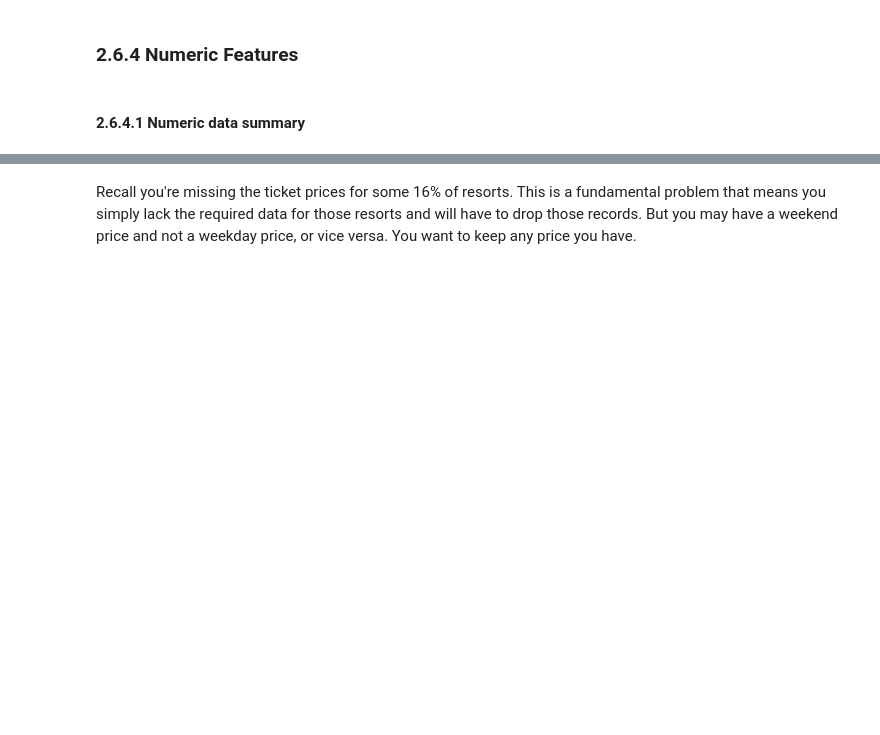
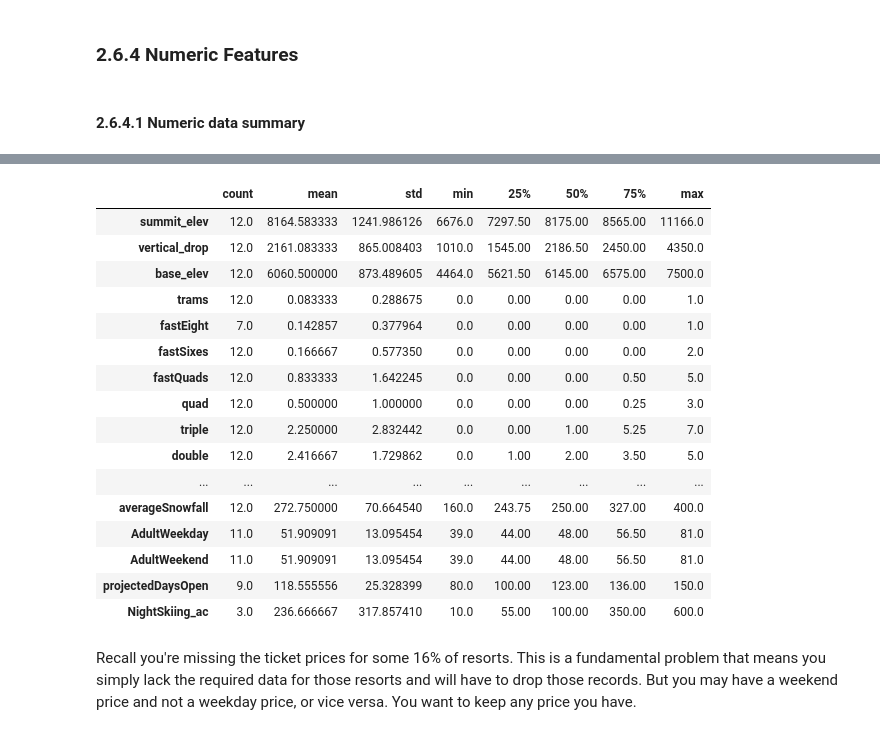
Before and after one commit to trentleslie/DataScienceGuidedCapstone, a Jupyter notebook: Notebooks/02_data_wrangling.ipynb, the cells around one changed output, grey strips where cells are left out. Saved outputs shown, nothing was run; the diff lists cells and outputs as text; code cells hidden in the pictures; blank space fills up the shorter version.

```diff
--- a/Notebooks/02_data_wrangling.ipynb
+++ b/Notebooks/02_data_wrangling.ipynb
@@ -503,3 +531,23 @@ ski_data.___.___
+# %%
+ski_data[ski_data['state'] == 'Montana'].describe().T
+# %% [output]
+|  | count | mean | std | min | 25% | 50% | 75% | max |
+| summit_elev | 12.0 | 8164.583333 | 1241.986126 | 6676.0 | 7297.50 | 8175.00 | 8565.00 | 11166.0 |
+| vertical_drop | 12.0 | 2161.083333 | 865.008403 | 1010.0 | 1545.00 | 2186.50 | 2450.00 | 4350.0 |
+| base_elev | 12.0 | 6060.500000 | 873.489605 | 4464.0 | 5621.50 | 6145.00 | 6575.00 | 7500.0 |
+| trams | 12.0 | 0.083333 | 0.288675 | 0.0 | 0.00 | 0.00 | 0.00 | 1.0 |
+| fastEight | 7.0 | 0.142857 | 0.377964 | 0.0 | 0.00 | 0.00 | 0.00 | 1.0 |
+| fastSixes | 12.0 | 0.166667 | 0.577350 | 0.0 | 0.00 | 0.00 | 0.00 | 2.0 |
+| fastQuads | 12.0 | 0.833333 | 1.642245 | 0.0 | 0.00 | 0.00 | 0.50 | 5.0 |
+| quad | 12.0 | 0.500000 | 1.000000 | 0.0 | 0.00 | 0.00 | 0.25 | 3.0 |
+| triple | 12.0 | 2.250000 | 2.832442 | 0.0 | 0.00 | 1.00 | 5.25 | 7.0 |
+| double | 12.0 | 2.416667 | 1.729862 | 0.0 | 1.00 | 2.00 | 3.50 | 5.0 |
+| ... | ... | ... | ... | ... | ... | ... | ... | ... |
+| averageSnowfall | 12.0 | 272.750000 | 70.664540 | 160.0 | 243.75 | 250.00 | 327.00 | 400.0 |
+| AdultWeekday | 11.0 | 51.909091 | 13.095454 | 39.0 | 44.00 | 48.00 | 56.50 | 81.0 |
+| AdultWeekend | 11.0 | 51.909091 | 13.095454 | 39.0 | 44.00 | 48.00 | 56.50 | 81.0 |
+| projectedDaysOpen | 9.0 | 118.555556 | 25.328399 | 80.0 | 100.00 | 123.00 | 136.00 | 150.0 |
+| NightSkiing_ac | 3.0 | 236.666667 | 317.857410 | 10.0 | 55.00 | 100.00 | 350.00 | 600.0 |
 # %% [markdown]
 Recall you're missing the ticket prices for some 16% of resorts. This is a fundamental problem that means you simply lack the required data for those resorts and will have to drop those records. But you may have a weekend price and not a weekday price, or vice versa. You want to keep any price you have.
 # %%
```
Also changed, not shown: parts of 14 cells of this notebook.
